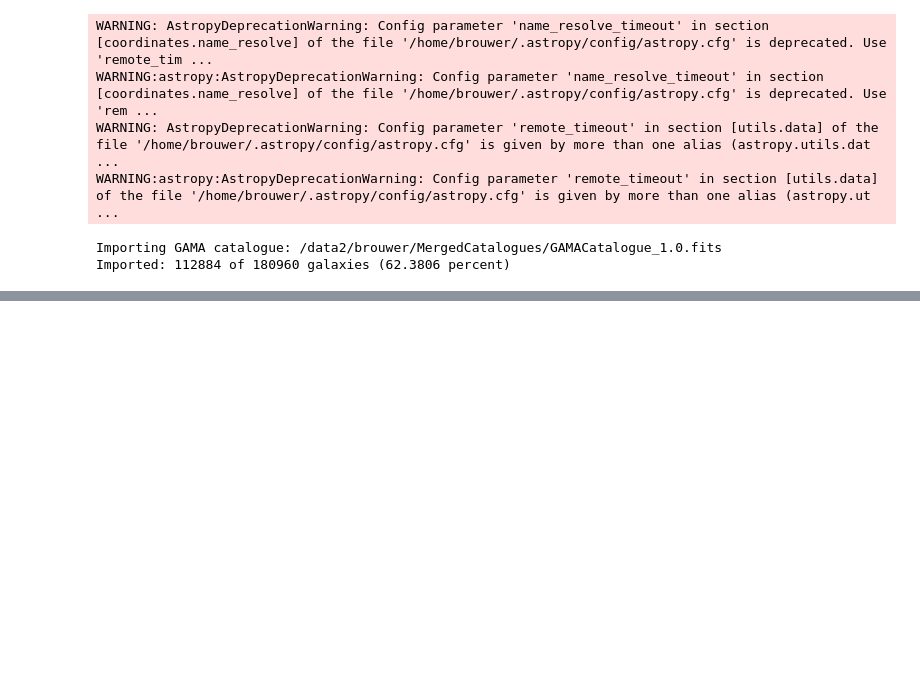
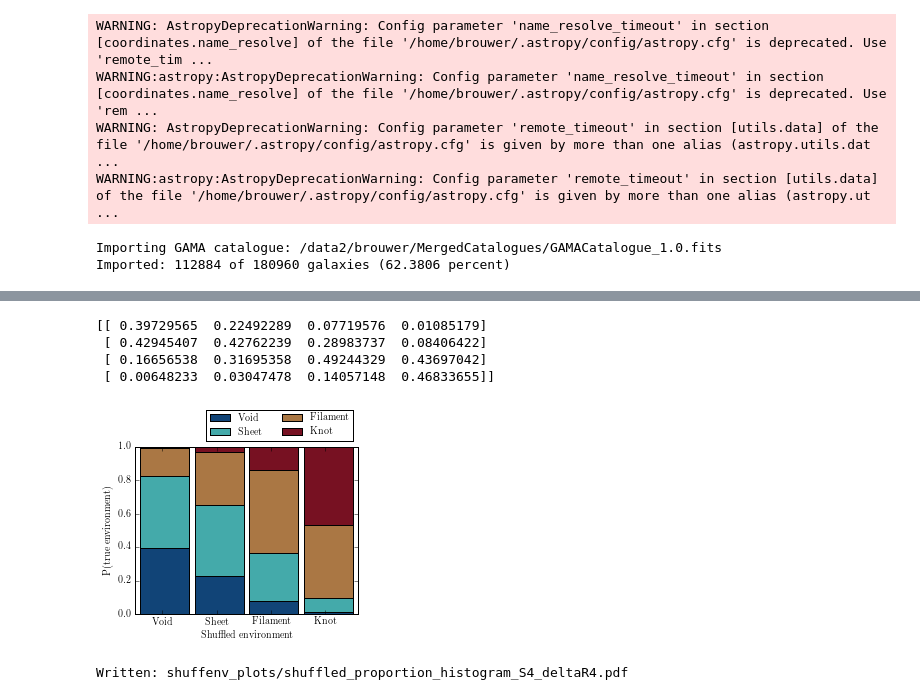
Before and after one commit to samtaziaux/KiDS-Sam_master, a Jupyter notebook: brouwer/environment_project/AngSephist.ipynb, the cells around one changed output, grey strips where cells are left out. Drawn from its saved outputs; the diff is of its cells as text; code cells hidden in the pictures; blank space fills up the shorter version.

```diff
--- a/brouwer/environment_project/AngSephist.ipynb
+++ b/brouwer/environment_project/AngSephist.ipynb
@@ -291,0 +345,57 @@ Written: ESD profile plot: environment_logmstar_histogram_shuffled.pdf
+# %%
+# Plot fraction of true environment in each shuffled environment
+
+fig, ax = plt.subplots(figsize=(4, 3))
+
+envnumbers = np.arange(4)
+envbins = np.append(envnumbers, 4)
+shuffenvhist = np.zeros([4,4])
+shuffenvhist_cum = np.zeros([4,4])
+
+shuffenvmasks = [(shuffenvlist == env) for env in envnumbers]
+shuffenvnums = np.array([np.sum(shuffenvmasks, 1)]*4, dtype='float')
+
+for env in envnumbers:
+
+    realenvlist = envlist[shuffenvmasks[env]]
+
+    histvalues, histbins = np.histogram(realenvlist, bins=envbins)
+
+    shuffenvhist[env] = histvalues
+
+shuffenvhist = shuffenvhist/shuffenvnums
+print shuffenvhist
+
+
+for env in np.arange(3):
+    shuffenvhist_cum[env+1] = np.sum(shuffenvhist[0:env+1], 0)
+
+
+for env in envnumbers:
+    plt.bar(envnumbers, shuffenvhist[env], width = 0.9, color = envcolors[env], \
+            label=envnames[env], bottom = shuffenvhist_cum[env])
+
+ax.set_xticks(envnumbers+0.4)
+ax.set_xticklabels(envnames)
+
+plt.xlim(-0.1, 4)
+plt.ylim(0., 1.)
+
+plt.ylabel(r'P(true environment)')
+plt.xlabel(r'Shuffled environment')
+
+lgd = plt.legend(fontsize = 10, bbox_to_anchor=(1.0, 1.25), ncol=2)
+
+plotname = 'shuffenv_plots/shuffled_proportion_histogram_S4_deltaR4.pdf'
+plt.savefig(plotname, format='pdf', bbox_extra_artists=(lgd,), bbox_inches='tight')
+
+plt.show()
+
+print 'Written:', plotname
+# %% [output]
+[[ 0.39729565  0.22492289  0.07719576  0.01085179]
+ [ 0.42945407  0.42762239  0.28983737  0.08406422]
+ [ 0.16656538  0.31695358  0.49244329  0.43697042]
+ [ 0.00648233  0.03047478  0.14057148  0.46833655]]
+[figure, added]
+Written: shuffenv_plots/shuffled_proportion_histogram_S4_deltaR4.pdf
```
Also changed, not shown: parts of 11 cells of this notebook, 26 other files.
